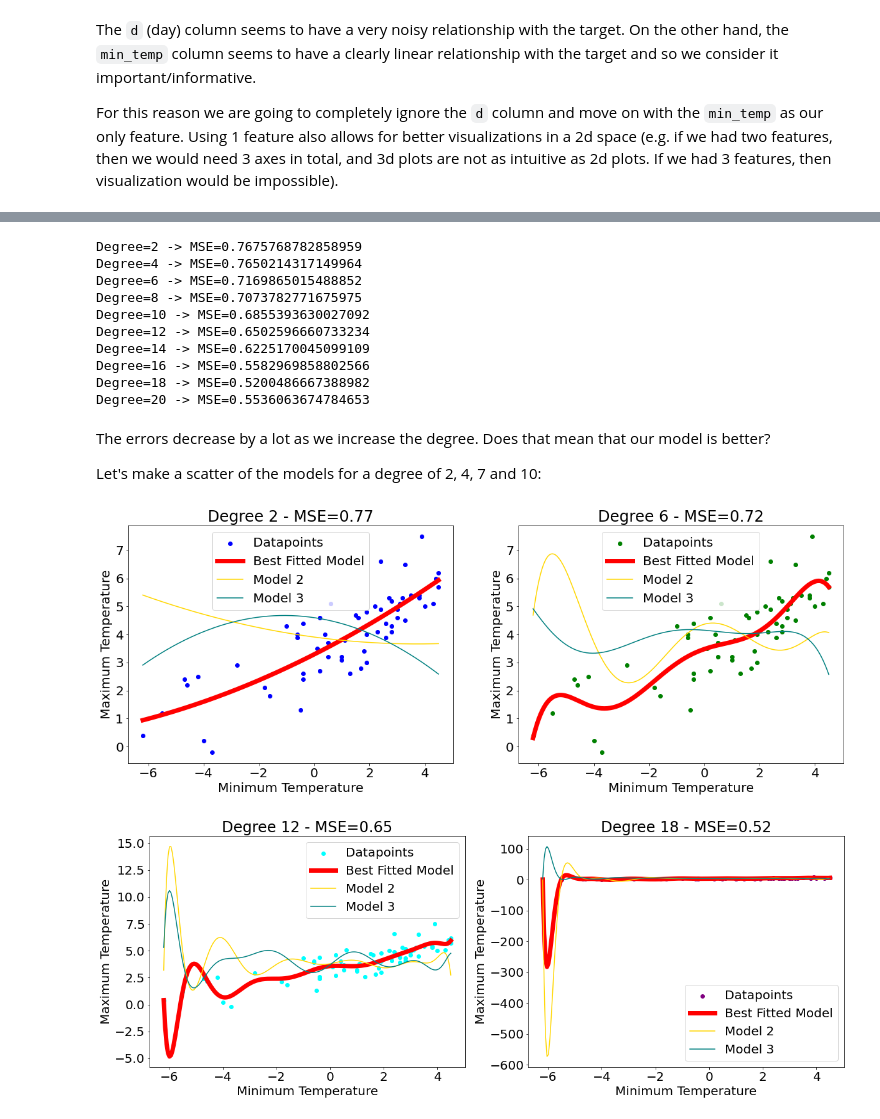
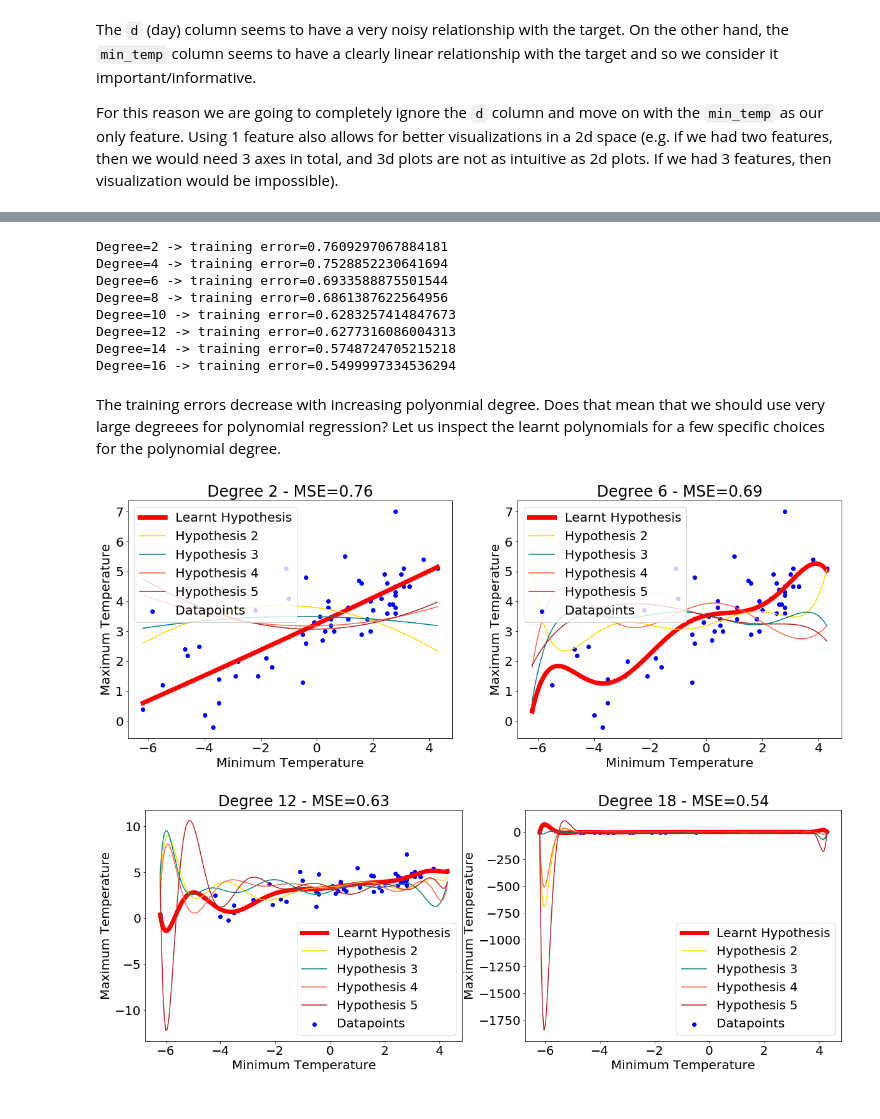
Before and after one commit to alexjungaalto/cs-c3240spring2022, a Jupyter notebook: George_Demo_PolynomialRegression.ipynb, the cells around one changed output, grey strips where cells are left out. Saved outputs shown, nothing was run; the diff lists cells and outputs as text; code cells hidden in the pictures.

```diff
--- a/George_Demo_PolynomialRegression.ipynb
+++ b/George_Demo_PolynomialRegression.ipynb
@@ -21,6 +28,6 @@ Here we are going to use a small dataset of only 60 samples. These correspond to
 # %%
 # First load the dataset into a pandas DataFrame
-df = pd.read_csv("fmi_adjusted.csv")
-print("Number of data points:", len(df))
+df = pd.read_csv("FMIData.csv")
+print("number m of data points =", len(df))
 df.head(2)  # print the first 2 rows
 # %% [output]
@@ -170,24 +168,20 @@ def get_poly_predictor(features, labels, degree):
     return mse
 # %%
 # Try out different degrees and print the corresponding MSEs
-for r in range(2, 21, 2):
+for r in range(2, 18, 2):
     mse = get_poly_predictor(features, labels, degree=r)
-    print(f"Degree={r} -> MSE={mse}")
+    print(f"Degree={r} -> training error={mse}")
 # %% [output]
-Degree=2 -> MSE=0.7675768782858959
-Degree=4 -> MSE=0.7650214317149964
-Degree=6 -> MSE=0.7169865015488852
-Degree=8 -> MSE=0.7073782771675975
-Degree=10 -> MSE=0.6855393630027092
-Degree=12 -> MSE=0.6502596660733234
-Degree=14 -> MSE=0.6225170045099109
-Degree=16 -> MSE=0.5582969858802566
-Degree=18 -> MSE=0.5200486667388982
-Degree=20 -> MSE=0.5536063674784653
+Degree=2 -> training error=0.7609297067884181
+Degree=4 -> training error=0.7528852230641694
+Degree=6 -> training error=0.6933588875501544
+Degree=8 -> training error=0.6861387622564956
+Degree=10 -> training error=0.6283257414847673
+Degree=12 -> training error=0.6277316086004313
+Degree=14 -> training error=0.5748724705215218
+Degree=16 -> training error=0.5499997334536294
-# %% [markdown]
-The errors decrease by a lot as we increase the degree. Does that mean that our model is better?
-
-Let's make a scatter of the models for a degree of 2, 4, 7 and 10:
+# %% [markdown]
+The training errors decrease with increasing polyonmial degree. Does that mean that we should use very large degreees for polynomial regression? Let us inspect the learnt polynomials for a few specific choices for the polynomial degree.
 # %%
 def poly_visualize(
         features,
@@ -218,15 +212,15 @@ def poly_visualize(
         # ===================================================================
         plt.subplot(2, 2, i+1)
         # How good does the model fit our data?
-        plt.scatter(features, labels, c=colors[i], label="Datapoints")
+        plt.scatter(features, labels, c="blue", label="Datapoints")
         # an increasing vector in the [min, max] range of the features
         X_line = np.linspace(features.min(), features.max(), 200).reshape(-1, 1)  # needs to be 2d and so we reshape
         predictions = lr.predict(poly_features.transform(X_line))
-        plt.plot(X_line, predictions, c="red", label="Best Fitted Model", linewidth=7.0)
+        plt.plot(X_line, predictions, c="red", label="Learnt Hypothesis", linewidth=7.0)
         for j in range(n_wrong_models):
             preds_perturbed = polys_perturbed[j].predict(poly_features.transform(X_line))
             color = wrong_poly_colors[j%len(wrong_poly_colors)]
-            plt.plot(X_line, preds_perturbed, c=color, label=f"Model {j+2}")
+            plt.plot(X_line, preds_perturbed, c=color, label=f"Hypothesis {j+2}")
         plt.xlabel("Minimum Temperature")
         plt.ylabel("Maximum Temperature")
         mse = mean_squared_error(lr.predict(feas_new), labels)
@@ -234,10 +228,10 @@ def poly_visualize(
         plt.legend()
     plt.show()
 # %%
-poly_visualize(features, labels, degrees=[2, 6], colors=["blue", "green"], n_wrong_models=2)
+poly_visualize(features, labels, degrees=[2, 6], colors=["blue", "green"], n_wrong_models=4)
 # %% [output]
-[figure, old version]
+[figure, new version]
 # %%
-poly_visualize(features, labels, degrees=[12, 18], colors=["cyan", "purple"], n_wrong_models=2)
+poly_visualize(features, labels, degrees=[12, 18], colors=["cyan", "purple"], n_wrong_models=4)
 # %% [output]
-[figure, old version]
+[figure, new version]
```
Also changed, not shown: parts of 20 cells of this notebook, 1 other file.
